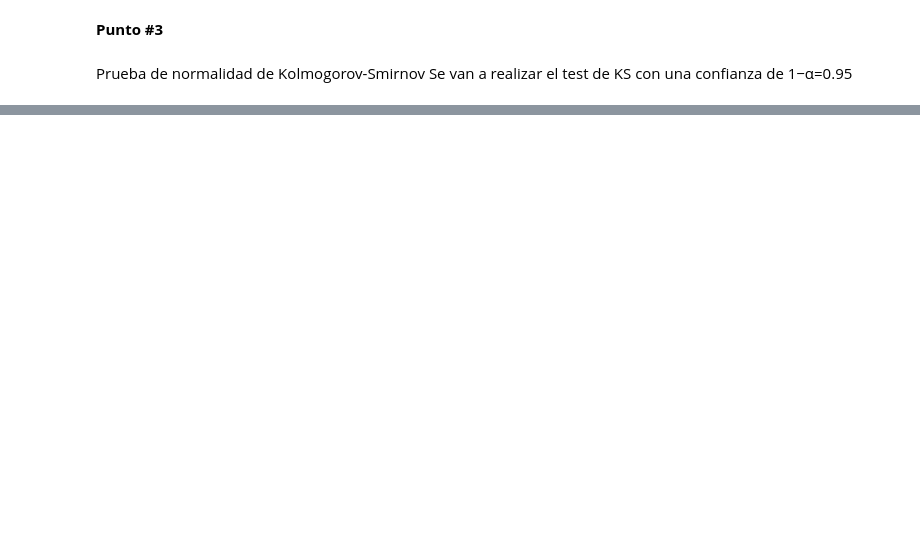
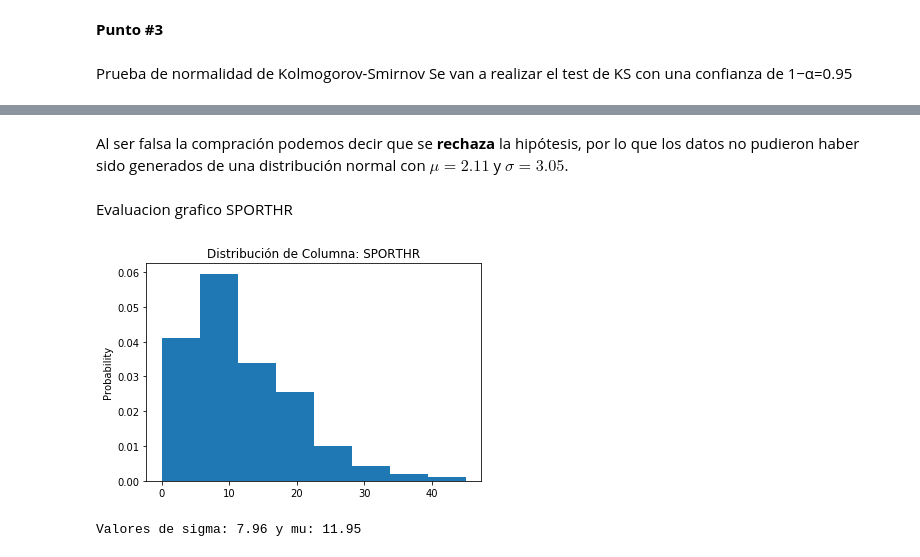
Before and after one commit to jpablofdez/DataScience, a Jupyter notebook: Estadistica/Tareas/Tarea4/Tarea_4_(1).ipynb, the cells around one changed output, grey strips where cells are left out. Drawn from its saved outputs; the diff is of its cells as text; code cells hidden in the pictures; blank space fills up the shorter version.

```diff
--- a/Estadistica/Tareas/Tarea4/Tarea_4_(1).ipynb
+++ b/Estadistica/Tareas/Tarea4/Tarea_4_(1).ipynb
@@ -338,0 +339,20 @@ KSNormal(age,6,0.71,15)
+# %% [markdown]
+
+
+Al ser falsa la compración podemos decir que se **rechaza** la hipótesis, por lo que los datos no pudieron haber sido generados de una distribución normal con $\mu=2.11$ y $\sigma=3.05$.
+# %% [markdown]
+Evaluacion grafico SPORTHR
+# %%
+sporthr = data["SPORTHR"]
+
+
+sigma = np.std(sporthr)
+mu = np.mean(sporthr)
+
+sigma = round(sigma,2)
+mu = round(mu,2)
+MostrarDistribucion(sporthr,"SPORTHR",8)
+print("Valores de sigma: {} y mu: {}".format(sigma,mu))
+# %% [output]
+[figure, added]
+Valores de sigma: 7.96 y mu: 11.95
```
Also changed, not shown: parts of 43 cells of this notebook.
